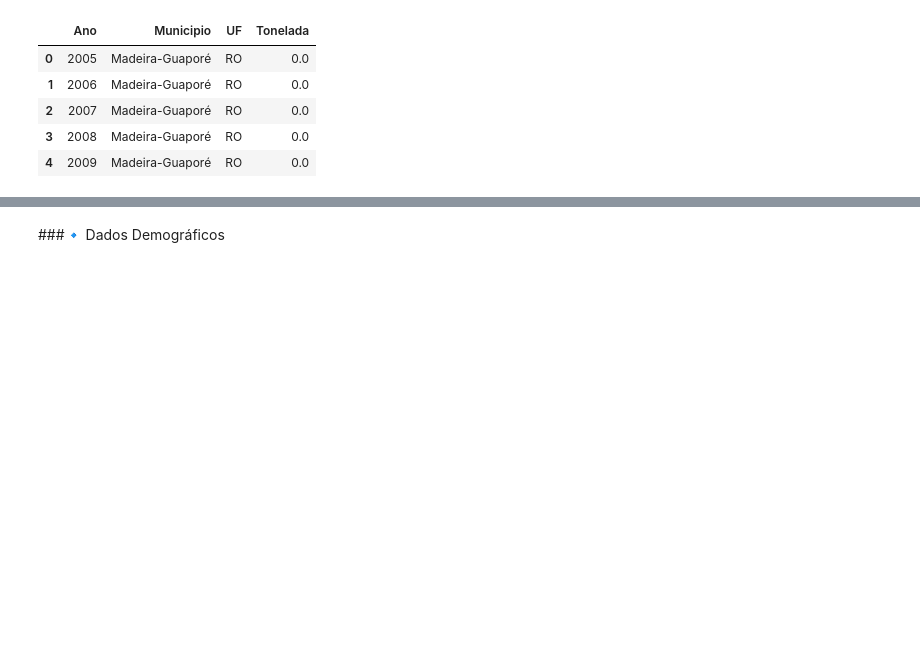
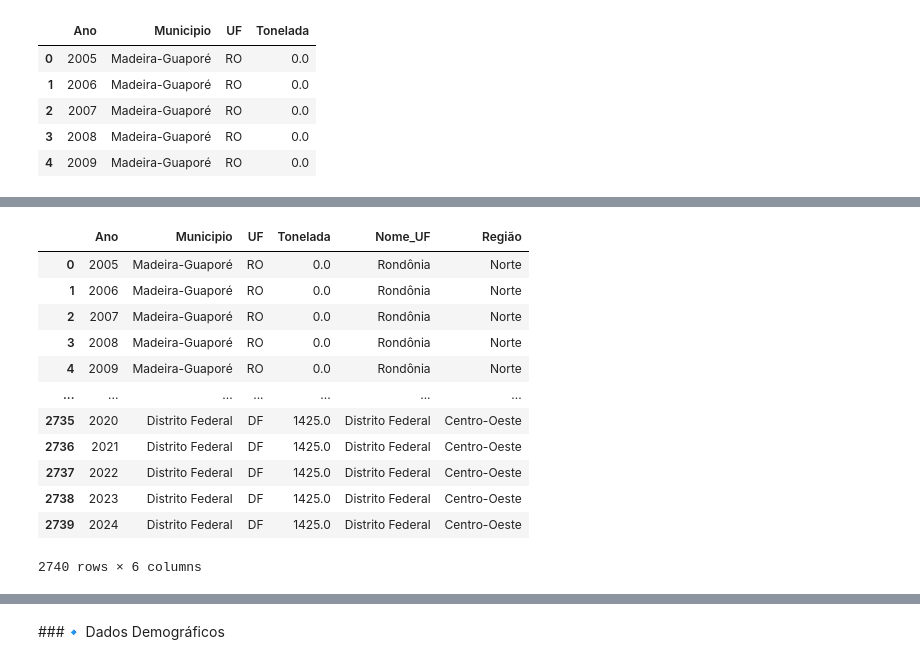
Before and after one commit to Jonathan-Paixao/Tech_Challenge_FIAP, a Jupyter notebook: ETL_FiapChall.ipynb, the cells around one changed output, grey strips where cells are left out. Cells and saved outputs as stored; diff of their text form; code cells hidden in the pictures; blank space fills up the shorter version.

```diff
--- a/ETL_FiapChall.ipynb
+++ b/ETL_FiapChall.ipynb
@@ -811,0 +958,20 @@ pam.head(5)
+# %%
+# --- Passo 1: Criar a Tabela de Consulta, agora com a coluna 'Região' ---
+
+# Selecionamos as colunas 'UF', 'Nome_UF' e 'Região'
+# E removemos as duplicatas para ter um mapeamento único por UF
+tabela_de_consulta_uf = demograficos[['UF', 'Nome_UF', 'Região']].drop_duplicates()
+
+print("Tabela de Consulta criada com sucesso (com Região):")
+print(tabela_de_consulta_uf.head())
+
+
+# --- Passo 2: Executar o "PROCV" e SOBRESCREVER o DataFrame original 'pam' ---
+
+# Usamos pd.merge e atribuímos o resultado de volta para a variável 'pam'
+pam = pd.merge(
+    pam,                             # Tabela da esquerda
+    tabela_de_consulta_uf,           # Tabela da direita (agora com 3 colunas)
+    on='UF',                         # Chave da busca
+    how='left'                       # Tipo de junção
+)
@@ -811,0 +986,16 @@ pam.head(5)
+# %%
+pam.head(20000)
+# %% [output]
+|  | Ano | Municipio | UF | Tonelada | Nome_UF | Região |
+| 0 | 2005 | Madeira-Guaporé | RO | 0.0 | Rondônia | Norte |
+| 1 | 2006 | Madeira-Guaporé | RO | 0.0 | Rondônia | Norte |
+| 2 | 2007 | Madeira-Guaporé | RO | 0.0 | Rondônia | Norte |
+| 3 | 2008 | Madeira-Guaporé | RO | 0.0 | Rondônia | Norte |
+| 4 | 2009 | Madeira-Guaporé | RO | 0.0 | Rondônia | Norte |
+| ... | ... | ... | ... | ... | ... | ... |
+| 2735 | 2020 | Distrito Federal | DF | 1425.0 | Distrito Federal | Centro-Oeste |
+| 2736 | 2021 | Distrito Federal | DF | 1425.0 | Distrito Federal | Centro-Oeste |
+| 2737 | 2022 | Distrito Federal | DF | 1425.0 | Distrito Federal | Centro-Oeste |
+| 2738 | 2023 | Distrito Federal | DF | 1425.0 | Distrito Federal | Centro-Oeste |
+| 2739 | 2024 | Distrito Federal | DF | 1425.0 | Distrito Federal | Centro-Oeste |
+2740 rows × 6 columns
```
Also changed, not shown: parts of 12 cells of this notebook.
